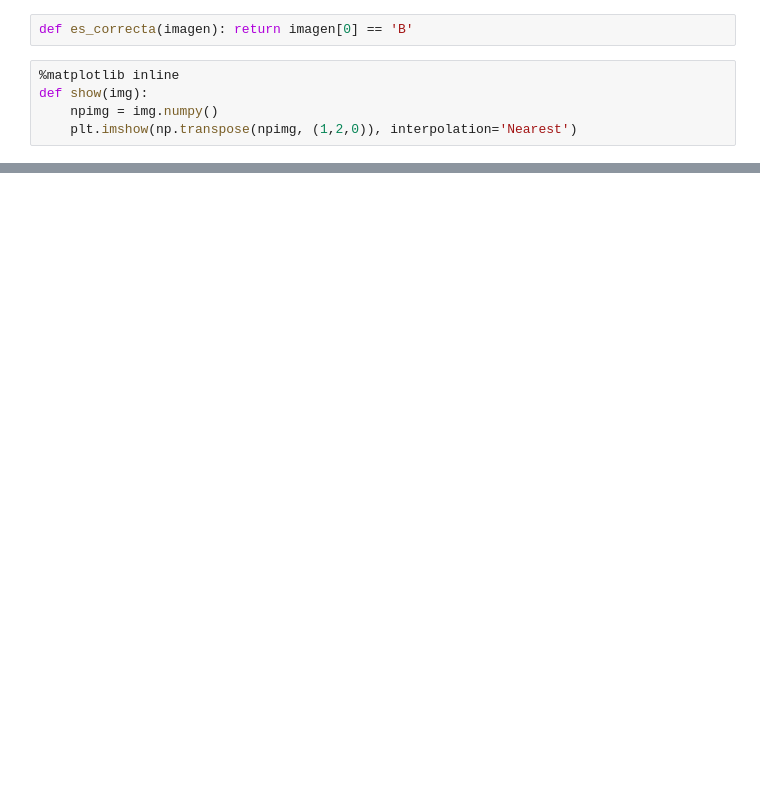
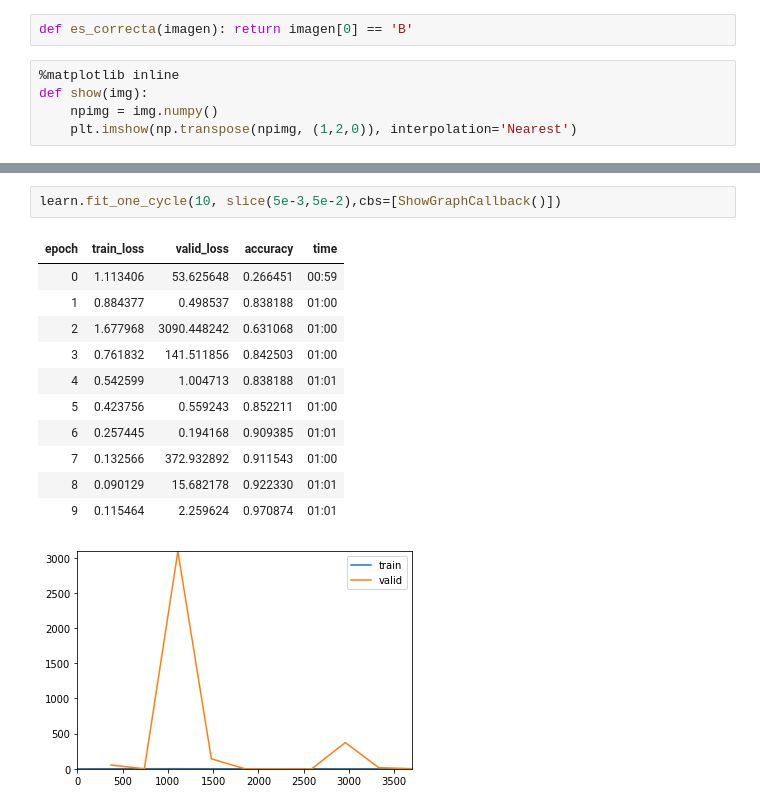
Before and after one commit to Istaliyan/PruebasTFG, a Jupyter notebook: ClasificadorSoldadurasTipo2.ipynb, the cells around one changed output, grey strips where cells are left out. Drawn from its saved outputs; the diff is of its cells as text; blank space fills up the shorter version.

```diff
--- a/ClasificadorSoldadurasTipo2.ipynb
+++ b/ClasificadorSoldadurasTipo2.ipynb
@@ -57,0 +102,15 @@ plt.imshow(np.transpose(make_grid(imagenes),(1,2,0)))
+# %%
+learn.fit_one_cycle(10, slice(5e-3,5e-2),cbs=[ShowGraphCallback()])
+# %% [output]
+| epoch | train_loss | valid_loss | accuracy | time |
+| 0 | 1.113406 | 53.625648 | 0.266451 | 00:59 |
+| 1 | 0.884377 | 0.498537 | 0.838188 | 01:00 |
+| 2 | 1.677968 | 3090.448242 | 0.631068 | 01:00 |
+| 3 | 0.761832 | 141.511856 | 0.842503 | 01:00 |
+| 4 | 0.542599 | 1.004713 | 0.838188 | 01:01 |
+| 5 | 0.423756 | 0.559243 | 0.852211 | 01:00 |
+| 6 | 0.257445 | 0.194168 | 0.909385 | 01:01 |
+| 7 | 0.132566 | 372.932892 | 0.911543 | 01:00 |
+| 8 | 0.090129 | 15.682178 | 0.922330 | 01:01 |
+| 9 | 0.115464 | 2.259624 | 0.970874 | 01:01 |
+[figure, added]
```
Also changed, not shown: parts of 6 cells of this notebook.
